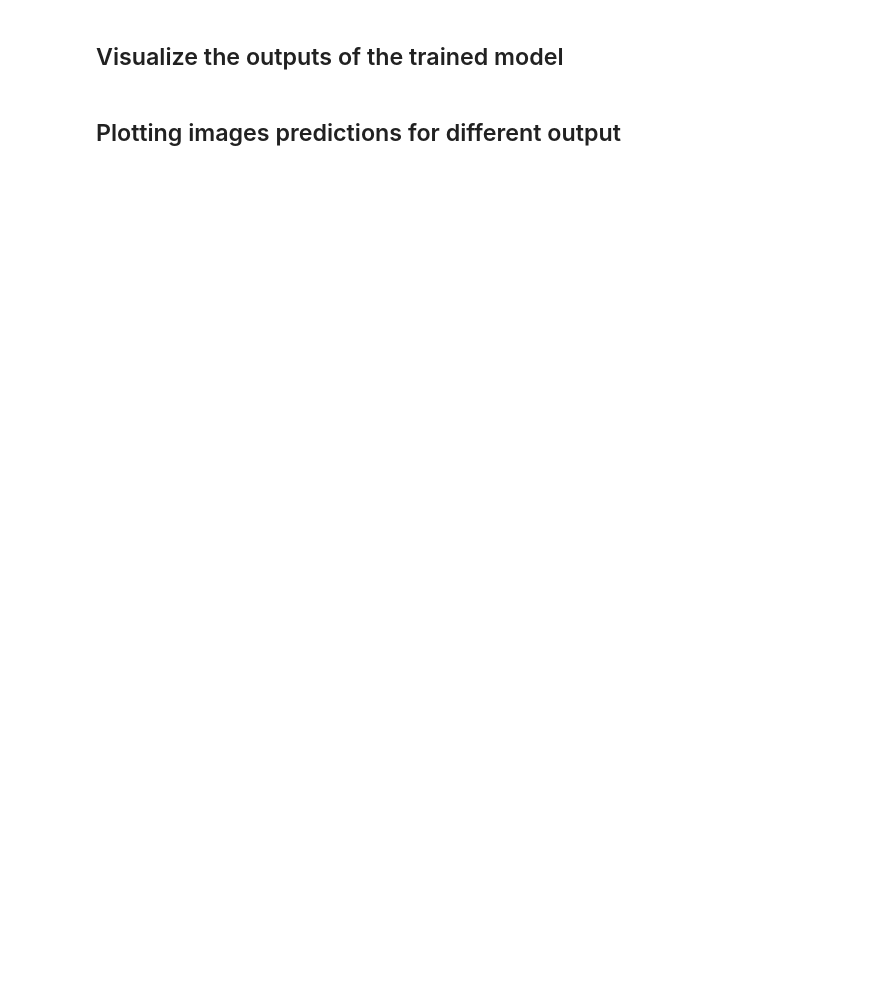
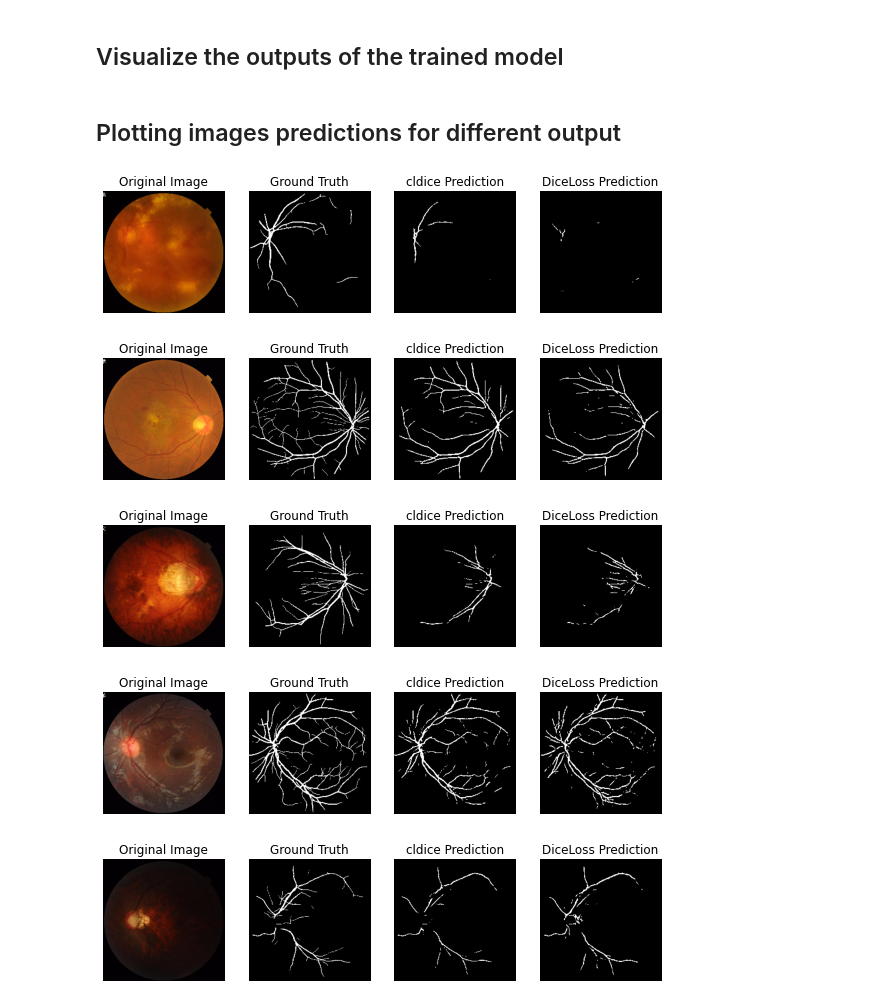
Before and after one commit to jerofad/Retinal_Vessel_Segmentation, a Jupyter notebook: visualize_results.ipynb, the cells around one changed output. Saved outputs shown, nothing was run; the diff lists cells and outputs as text; code cells hidden in the pictures; blank space fills up the shorter version.

Commit message:
visualize prediction

```diff
--- a/visualize_results.ipynb
+++ b/visualize_results.ipynb
@@ -44,11 +40,12 @@ _, _, test_x, test_y = get_data(config)
-# %%
-predictor_name = f"{config['result_path']}/{config['model']}/{config['data']}/No_Augmentation_{config['loss_fn']}"
 # %%
-models = [DeepLab, FPN, Unet]
-model_names = ["DeepLab", "FPN", "Unet"]
+# Load the data
+_, _, test_x, test_y = get_data(configs)
 # x_sub, y_sub = zip(*random.sample(list(zip(test_x, test_y)), 5))
 data, label = zip(*random.sample(list(zip(test_x, test_y)), 5))
 # print(len(x), len(y))
+# %%
+models = [Unet]
+model_names = ["Unet"]
 # %%
 def return_pred(x, model):
     with torch.no_grad():
@@ -80,4 +71,24 @@ def get_batch_predictions(x, model):
 
     return predictions
+# %%
+def visualize_sample(image, mask, predictions):
+
+    """ Visualization """
+    fig, axes = plt.subplots(
+        nrows=1, ncols=2+len(predictions), figsize=(10, 5))
+    axes[0].imshow(image)
+    axes[0].title.set_text(f"Original Image")
+    axes[0].axis("off")
+    axes[1].imshow(mask_parse(mask))
+    axes[1].title.set_text(f"Ground Truth")
+    axes[1].axis("off")
+    for i, (k, v) in enumerate(predictions.items()):
+        print
+        axes[i+2].imshow(mask_parse(predictions[k])*255, cmap="seismic")
+        axes[i+2].title.set_text(f"{k} Prediction")
+        axes[i+2].axis("off")
+
+    # save image
+    fig.savefig(f"results/{data_str}/{name}.png")
 # %% [markdown]
 ## Plotting images predictions for different output
@@ -162,0 +95,20 @@ for i, (x, y) in enumerate(zip(data, label)):
+# %%
+for i, (x, y) in enumerate(zip(data, label)):
+    """ Extract the name """
+    name = x.split("/")[-1].split(".")[0]
+
+    """ read and process image """
+    image, mask = read_image(x, y)
+    x, y = process_image(image, mask)
+    "Get Bathc predictions for the loss"
+    for (model_name, model_constructor) in zip(model_names, models):
+        loss_names = ["cldice", "DiceLoss"]
+        predictions = get_batch_predictions(x, model_name, model_constructor, loss_names)
+
+        visualize_sample(image, mask, predictions)
+# %% [output]
+[figure, added]
+[figure, added]
+[figure, added]
+[figure, added]
+[figure, added]
```
Also changed, not shown: parts of 6 cells of this notebook.
